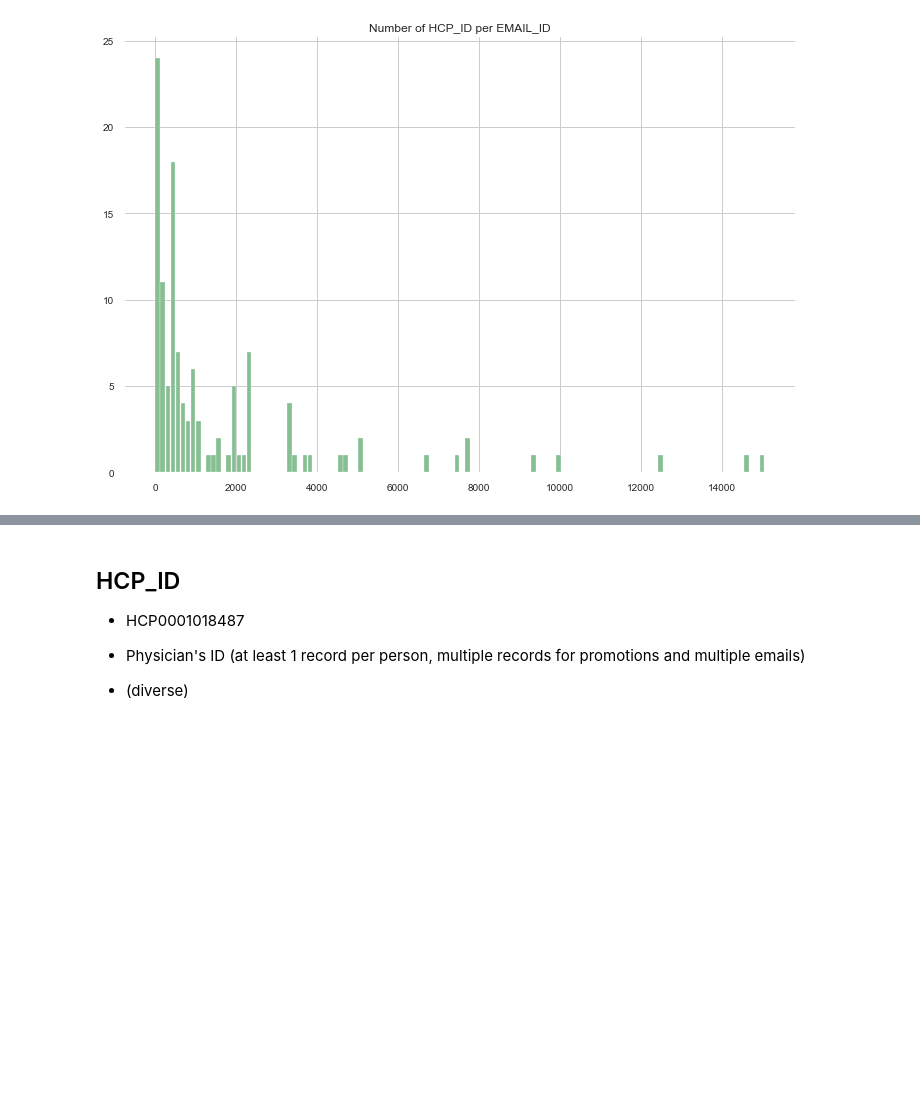
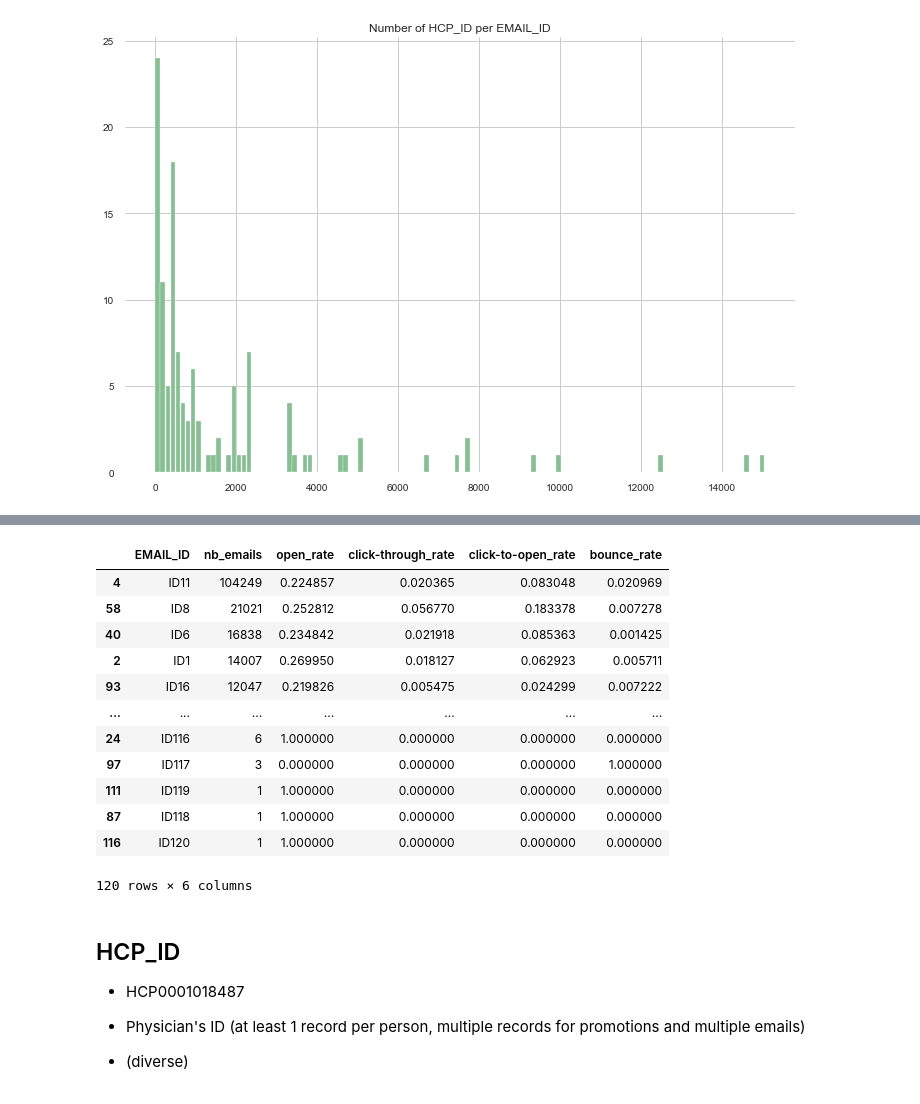
Before and after one commit to ck-unifr/analysis_email_performance, a Jupyter notebook: analysis_email_performance.ipynb, the cells around one changed output, grey strips where cells are left out. Drawn from its saved outputs; the diff is of its cells as text; code cells hidden in the pictures; blank space fills up the shorter version.

```diff
--- a/analysis_email_performance.ipynb
+++ b/analysis_email_performance.ipynb
@@ -1818,3 +1895,19 @@ plt.show()
+# %%
+df_email_performance.sort_values(by=['nb_emails'], ascending=False)
+# %% [output]
+|  | EMAIL_ID | nb_emails | open_rate | click-through_rate | click-to-open_rate | bounce_rate |
+| 4 | ID11 | 104249 | 0.224857 | 0.020365 | 0.083048 | 0.020969 |
+| 58 | ID8 | 21021 | 0.252812 | 0.056770 | 0.183378 | 0.007278 |
+| 40 | ID6 | 16838 | 0.234842 | 0.021918 | 0.085363 | 0.001425 |
+| 2 | ID1 | 14007 | 0.269950 | 0.018127 | 0.062923 | 0.005711 |
+| 93 | ID16 | 12047 | 0.219826 | 0.005475 | 0.024299 | 0.007222 |
+| ... | ... | ... | ... | ... | ... | ... |
+| 24 | ID116 | 6 | 1.000000 | 0.000000 | 0.000000 | 0.000000 |
+| 97 | ID117 | 3 | 0.000000 | 0.000000 | 0.000000 | 1.000000 |
+| 111 | ID119 | 1 | 1.000000 | 0.000000 | 0.000000 | 0.000000 |
+| 87 | ID118 | 1 | 1.000000 | 0.000000 | 0.000000 | 0.000000 |
+| 116 | ID120 | 1 | 1.000000 | 0.000000 | 0.000000 | 0.000000 |
+120 rows × 6 columns
 # %% [markdown]
 ## HCP_ID
 
```
Also changed, not shown: parts of 9 cells of this notebook.
